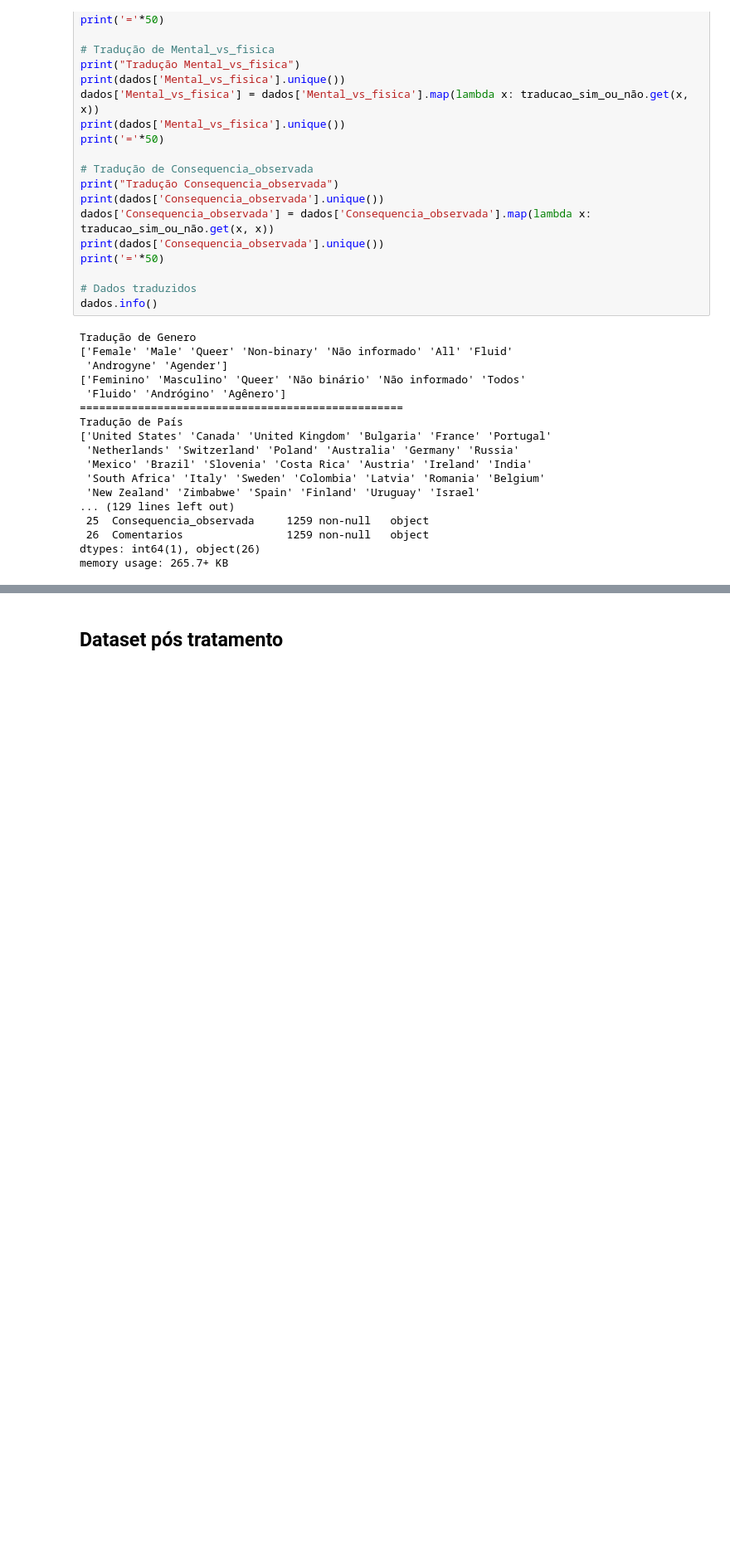
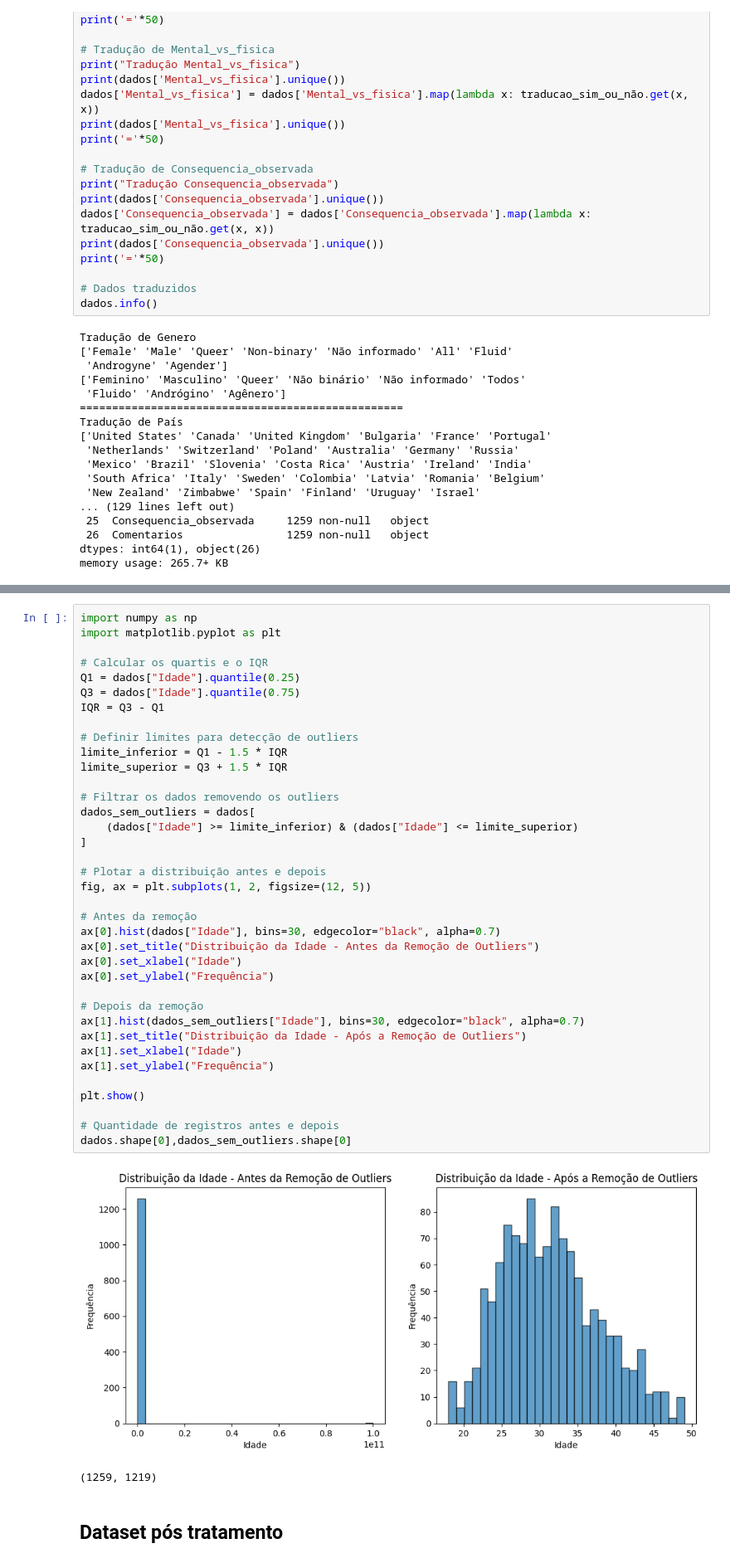
Before and after one commit to Davyeeh/Trabalho-Lab.-CD, a Jupyter notebook: TrabalhoFinal_LAB_C_D_.ipynb, the cells around one changed output, grey strips where cells are left out. Shown at 83% size. Cells and saved outputs as stored; diff of their text form; blank space fills up the shorter version.

Commit message:
Ajustando a coluna 'Idade'

```diff
--- a/TrabalhoFinal_LAB_C_D_.ipynb
+++ b/TrabalhoFinal_LAB_C_D_.ipynb
@@ -672,3 +697,43 @@ memory usage: 265.7+ KB
+# %%
+import numpy as np
+import matplotlib.pyplot as plt
+
+# Calcular os quartis e o IQR
+Q1 = dados["Idade"].quantile(0.25)
+Q3 = dados["Idade"].quantile(0.75)
+IQR = Q3 - Q1
+
+# Definir limites para detecção de outliers
+limite_inferior = Q1 - 1.5 * IQR
+limite_superior = Q3 + 1.5 * IQR
+
+# Filtrar os dados removendo os outliers
+dados_sem_outliers = dados[
+    (dados["Idade"] >= limite_inferior) & (dados["Idade"] <= limite_superior)
+]
+
+# Plotar a distribuição antes e depois
+fig, ax = plt.subplots(1, 2, figsize=(12, 5))
+
+# Antes da remoção
+ax[0].hist(dados["Idade"], bins=30, edgecolor="black", alpha=0.7)
+ax[0].set_title("Distribuição da Idade - Antes da Remoção de Outliers")
+ax[0].set_xlabel("Idade")
+ax[0].set_ylabel("Frequência")
+
+# Depois da remoção
+ax[1].hist(dados_sem_outliers["Idade"], bins=30, edgecolor="black", alpha=0.7)
+ax[1].set_title("Distribuição da Idade - Após a Remoção de Outliers")
+ax[1].set_xlabel("Idade")
+ax[1].set_ylabel("Frequência")
+
+plt.show()
+
+# Quantidade de registros antes e depois
+dados.shape[0],dados_sem_outliers.shape[0]
+# %% [output]
+[figure, added]
+(1259, 1219)
 # %% [markdown]
 ## Dataset pós tratamento
 # %%
```
Also changed, not shown: parts of 2 cells of this notebook.
